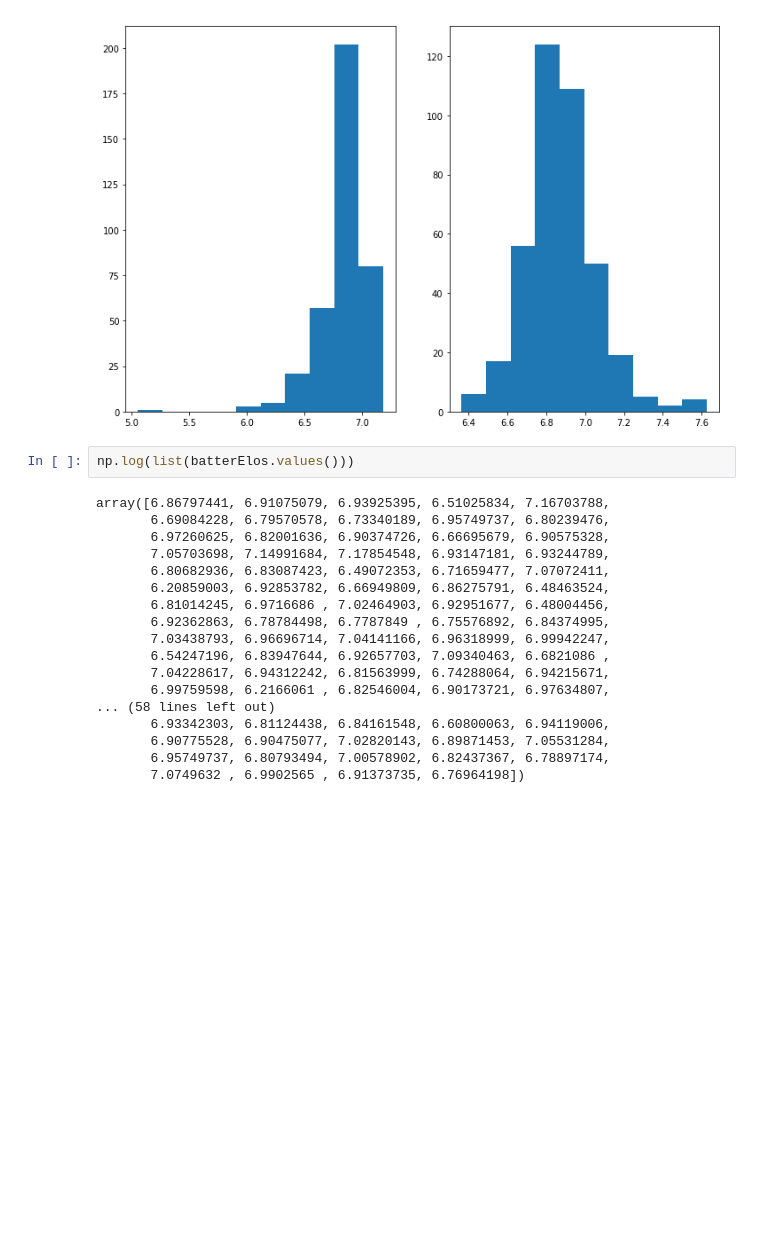
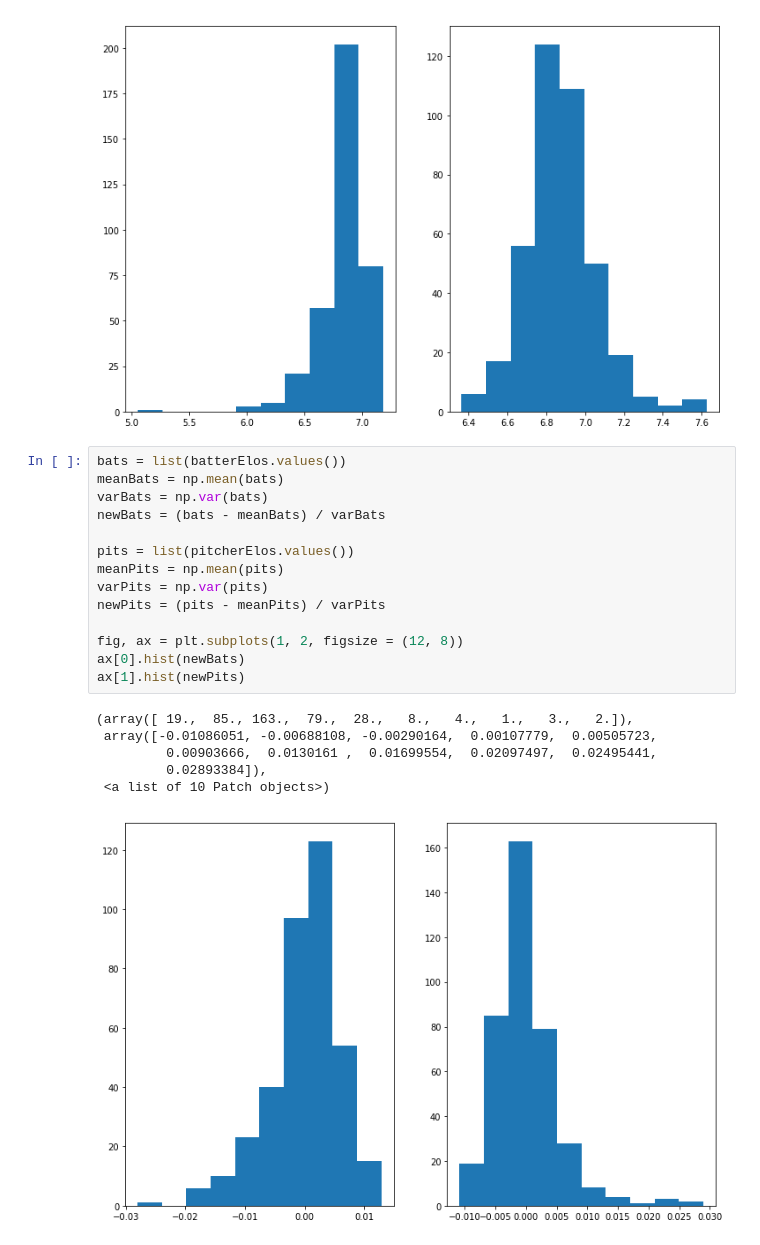
Before and after one commit to adamtenhoeve/Batter-Pitcher-Elo-Rankings, a Jupyter notebook: FinalProject.ipynb, the cells around one changed output. Cells and saved outputs as stored; diff of their text form; blank space fills up the shorter version.

```diff
--- a/FinalProject.ipynb
+++ b/FinalProject.ipynb
@@ -268,23 +268,24 @@ ax[1].hist(np.log(list(pitcherElos.values())))
         7.62754439]),
  <a list of 10 Patch objects>)
 [figure]
-# %%
-np.log(list(batterElos.values()))
-# %% [output]
-array([6.86797441, 6.91075079, 6.93925395, 6.51025834, 7.16703788,
-       6.69084228, 6.79570578, 6.73340189, 6.95749737, 6.80239476,
-       6.97260625, 6.82001636, 6.90374726, 6.66695679, 6.90575328,
-       7.05703698, 7.14991684, 7.17854548, 6.93147181, 6.93244789,
-       6.80682936, 6.83087423, 6.49072353, 6.71659477, 7.07072411,
-       6.20859003, 6.92853782, 6.66949809, 6.86275791, 6.48463524,
-       6.81014245, 6.9716686 , 7.02464903, 6.92951677, 6.48004456,
-       6.92362863, 6.78784498, 6.7787849 , 6.75576892, 6.84374995,
-       7.03438793, 6.96696714, 7.04141166, 6.96318999, 6.99942247,
-       6.54247196, 6.83947644, 6.92657703, 7.09340463, 6.6821086 ,
-       7.04228617, 6.94312242, 6.81563999, 6.74288064, 6.94215671,
-       6.99759598, 6.2166061 , 6.82546004, 6.90173721, 6.97634807,
-... (58 lines left out)
-       6.93342303, 6.81124438, 6.84161548, 6.60800063, 6.94119006,
-       6.90775528, 6.90475077, 7.02820143, 6.89871453, 7.05531284,
-       6.95749737, 6.80793494, 7.00578902, 6.82437367, 6.78897174,
-       7.0749632 , 6.9902565 , 6.91373735, 6.76964198])
+# %%
+bats = list(batterElos.values())
+meanBats = np.mean(bats)
+varBats = np.var(bats)
+newBats = (bats - meanBats) / varBats
+
+pits = list(pitcherElos.values())
+meanPits = np.mean(pits)
+varPits = np.var(pits)
+newPits = (pits - meanPits) / varPits
+
+fig, ax = plt.subplots(1, 2, figsize = (12, 8))
+ax[0].hist(newBats)
+ax[1].hist(newPits)
+# %% [output]
+(array([ 19.,  85., 163.,  79.,  28.,   8.,   4.,   1.,   3.,   2.]),
+ array([-0.01086051, -0.00688108, -0.00290164,  0.00107779,  0.00505723,
+         0.00903666,  0.0130161 ,  0.01699554,  0.02097497,  0.02495441,
+         0.02893384]),
+ <a list of 10 Patch objects>)
+[figure, added]
```
